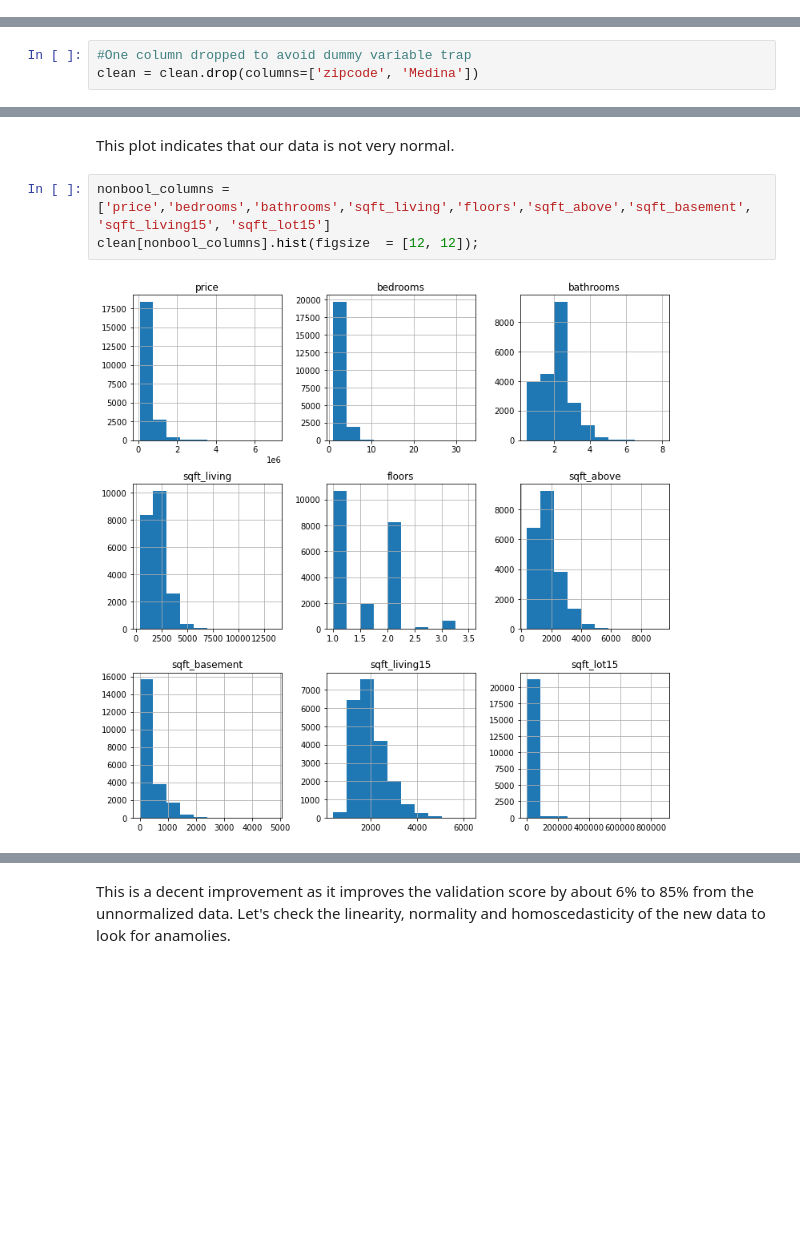
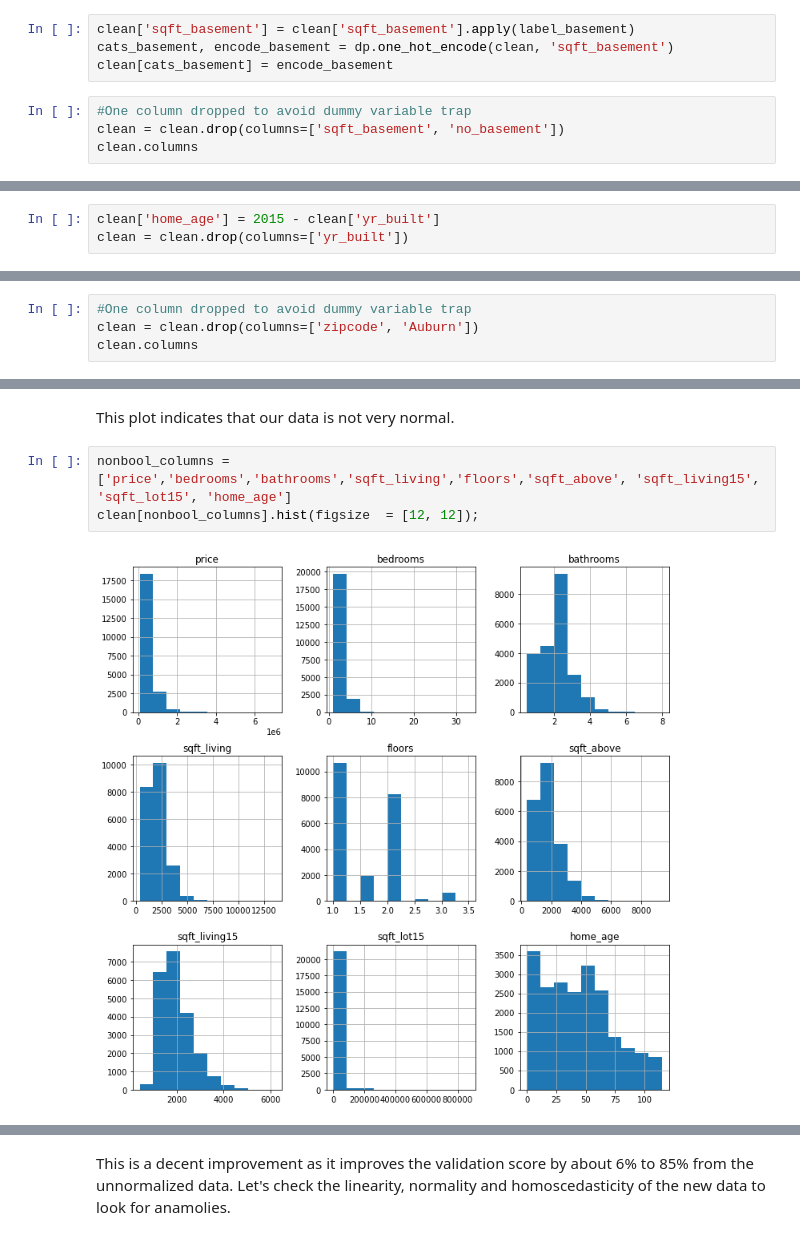
Before and after one commit to nonlocal-lia/King-County-Housing-Analysis, a Jupyter notebook: eda_notebook.ipynb, the cells around one changed output, grey strips where cells are left out. Drawn from its saved outputs; the diff is of its cells as text; blank space fills up the shorter version.

```diff
--- a/eda_notebook.ipynb
+++ b/eda_notebook.ipynb
@@ -416,0 +451,8 @@ Name: sqft_basement, Length: 300, dtype: int64
+# %%
+clean['sqft_basement'] = clean['sqft_basement'].apply(label_basement)
+cats_basement, encode_basement = dp.one_hot_encode(clean, 'sqft_basement')
+clean[cats_basement] = encode_basement
+# %%
+#One column dropped to avoid dummy variable trap
+clean = clean.drop(columns=['sqft_basement', 'no_basement'])
+clean.columns
@@ -442,0 +497,3 @@ All the obviously categorical data is in numerical form now but some categorical
+# %%
+clean['home_age'] = 2015 - clean['yr_built']
+clean = clean.drop(columns=['yr_built'])
@@ -496,4 +568,5 @@ cats_zip, encode_zip = dp.one_hot_encode(clean, 'zipcode')
 clean[cats_zip] = encode_zip
 # %%
 #One column dropped to avoid dummy variable trap
-clean = clean.drop(columns=['zipcode', 'Medina'])
+clean = clean.drop(columns=['zipcode', 'Auburn'])
+clean.columns
@@ -575,8 +652,8 @@ viz.normality_graph(all_model, X_train, y_train)
 # %% [markdown]
 This plot indicates that our data is not very normal.
 # %%
-nonbool_columns = ['price','bedrooms','bathrooms','sqft_living','floors','sqft_above','sqft_basement', 'sqft_living15', 'sqft_lot15']
+nonbool_columns = ['price','bedrooms','bathrooms','sqft_living','floors','sqft_above', 'sqft_living15', 'sqft_lot15', 'home_age']
 clean[nonbool_columns].hist(figsize  = [12, 12]);
 # %% [output]
-[figure, old version]
+[figure, new version]
 # %% [markdown]
```
Also changed, not shown: parts of 143 cells of this notebook.
